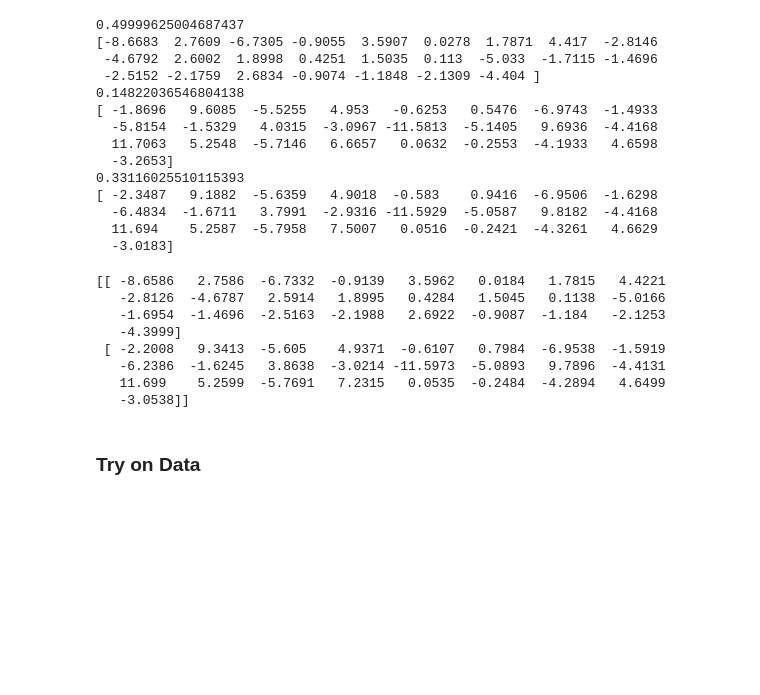
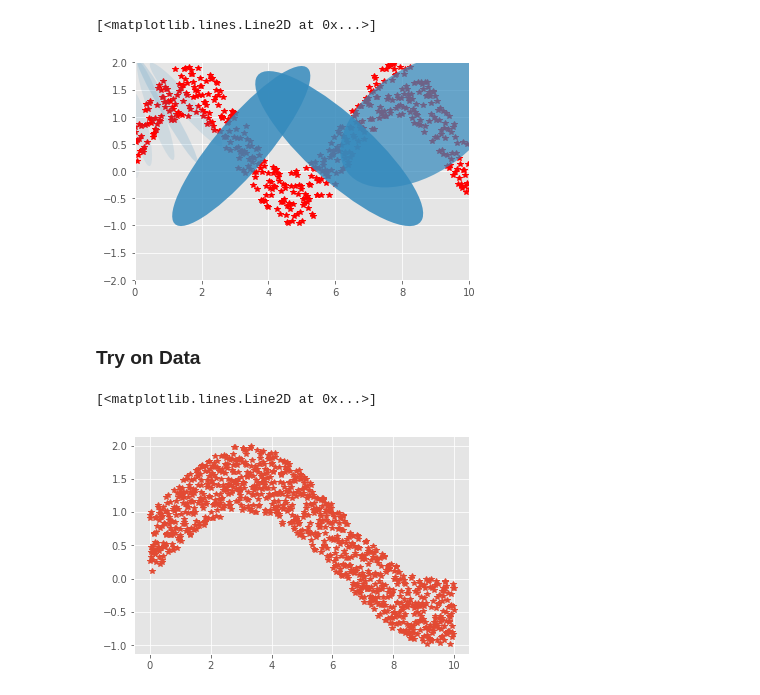
Before and after one commit to anhnguyendepocen/bayes_comp, a Jupyter notebook: notebook/Gaussian Mixture Model - Mean Field Approximations.ipynb, the cells around one changed output. Drawn from its saved outputs; the diff is of its cells as text; code cells hidden in the pictures; blank space fills up the shorter version.

```diff
--- a/notebook/Gaussian Mixture Model - Mean Field Approximations.ipynb
+++ b/notebook/Gaussian Mixture Model - Mean Field Approximations.ipynb
@@ -80,3 +9,0 @@ from scipy.special import logsumexp
-# %%
-def log_normalize(x):
-    return x - logsumexp(x)
@@ -184,0 +164,4 @@ print pis
+# %%
+gmm = GMM(D = 2, K = 10, weight_concentration=2)
+
+gmm.fit(x,num_iter = 100)
@@ -185,36 +186,7 @@ print pis
 # %%
-if is_plot:
-    fig,ax = plt.subplots()
-    plt.plot(x[:,0],x[:,1],'r*',zorder=1)
-    plot_gaussian(mu,sigmas,ax, pis)
+fig,ax = plt.subplots()
+plot_gaussian(gmm.mu, gmm.sigma, ax, gmm.weights)
+plt.plot(x[:,0], x[:,1], '*r',zorder=1)
+# %% [output]
+[<matplotlib.lines.Line2D at 0x...>]
+[figure, added]
-# %%
-for k in range(K):
-    if pis[k] > 0.1:
-        print pis[k]
-        print mu[k]
-# %% [output]
-0.49999625004687437
-[-8.6683  2.7609 -6.7305 -0.9055  3.5907  0.0278  1.7871  4.417  -2.8146
- -4.6792  2.6002  1.8998  0.4251  1.5035  0.113  -5.033  -1.7115 -1.4696
- -2.5152 -2.1759  2.6834 -0.9074 -1.1848 -2.1309 -4.404 ]
-0.14822036546804138
-[ -1.8696   9.6085  -5.5255   4.953   -0.6253   0.5476  -6.9743  -1.4933
-  -5.8154  -1.5329   4.0315  -3.0967 -11.5813  -5.1405   9.6936  -4.4168
-  11.7063   5.2548  -5.7146   6.6657   0.0632  -0.2553  -4.1933   4.6598
-  -3.2653]
-0.33116025510115393
-[ -2.3487   9.1882  -5.6359   4.9018  -0.583    0.9416  -6.9506  -1.6298
-  -6.4834  -1.6711   3.7991  -2.9316 -11.5929  -5.0587   9.8182  -4.4168
-  11.694    5.2587  -5.7958   7.5007   0.0516  -0.2421  -4.3261   4.6629
-  -3.0183]
-# %%
-print mus_true
-# %% [output]
-[[ -8.6586   2.7586  -6.7332  -0.9139   3.5962   0.0184   1.7815   4.4221
-   -2.8126  -4.6787   2.5914   1.8995   0.4284   1.5045   0.1138  -5.0166
-   -1.6954  -1.4696  -2.5163  -2.1988   2.6922  -0.9087  -1.184   -2.1253
-   -4.3999]
- [ -2.2008   9.3413  -5.605    4.9371  -0.6107   0.7984  -6.9538  -1.5919
-   -6.2386  -1.6245   3.8638  -3.0214 -11.5973  -5.0893   9.7896  -4.4131
-   11.699    5.2599  -5.7691   7.2315   0.0535  -0.2484  -4.2894   4.6499
-   -3.0538]]
@@ -227,2 +193,9 @@ BGMM.fit(x)
 # %% [markdown]
 ### Try on Data
+# %%
+x_in = np.arange(0,10,0.01)
+x_out = np.sin(0.5*x_in) + np.random.rand(len(x_in))*1
+plt.plot(x_in,x_out,'*')
+# %% [output]
+[<matplotlib.lines.Line2D at 0x...>]
+[figure, added]
```
Also changed, not shown: parts of 48 cells of this notebook.
